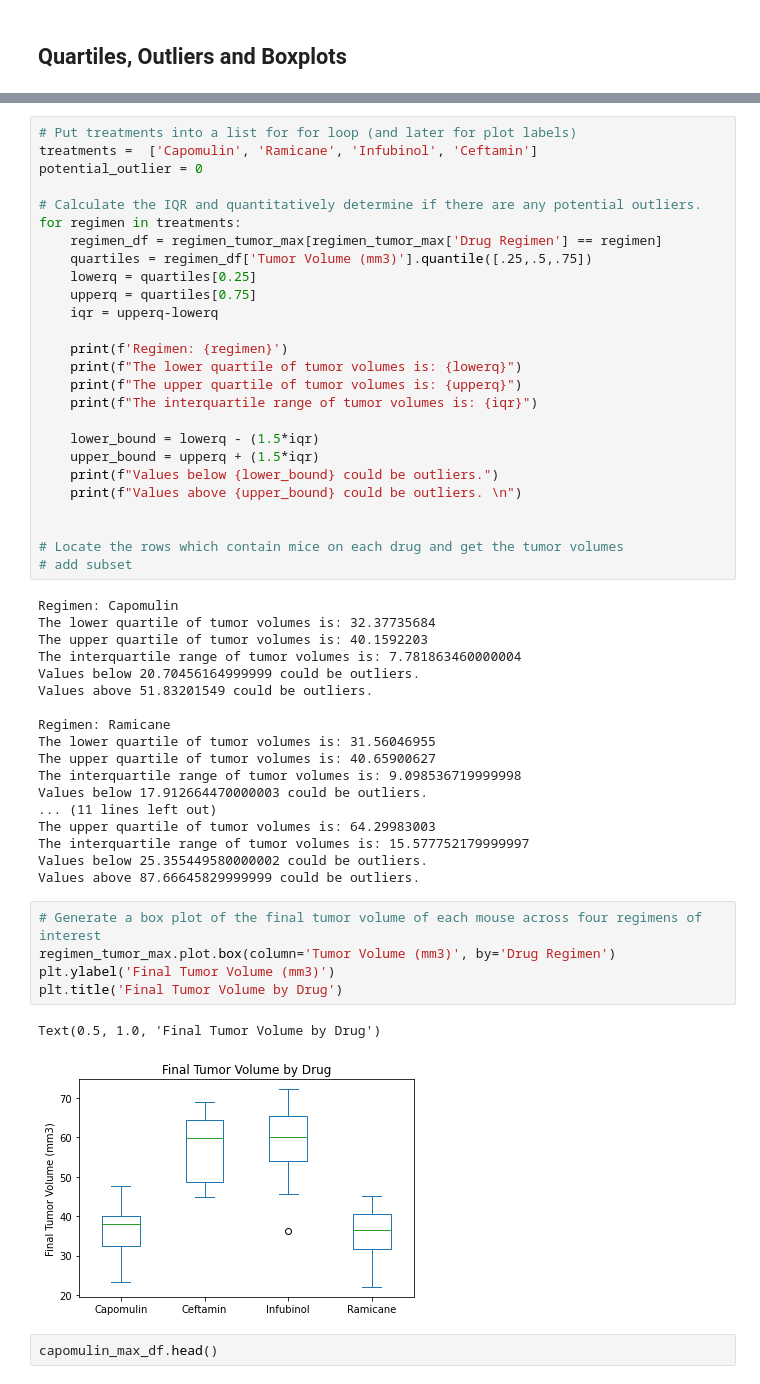
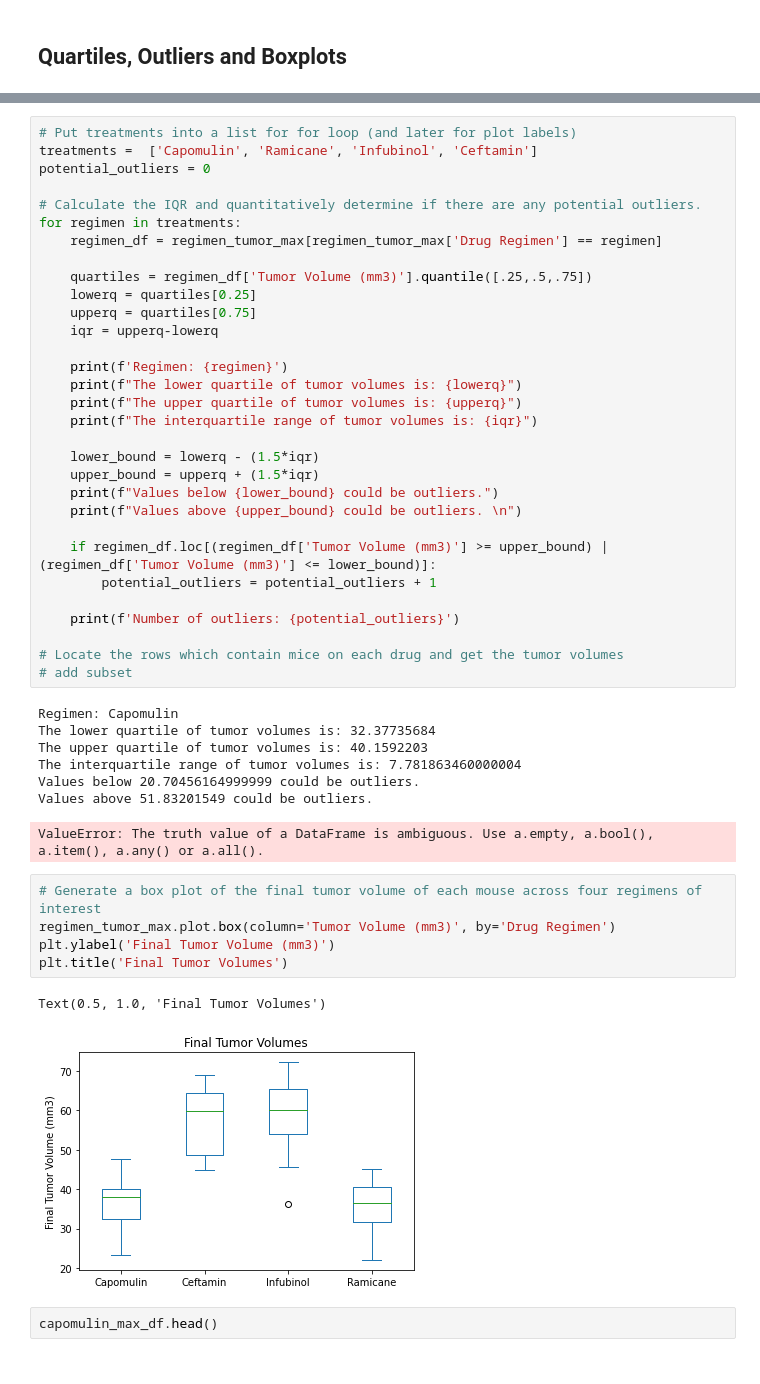
Before and after one commit to cxnoii/Pharmaceutical_Analysis, a Jupyter notebook: pymaceuticals_starter.ipynb, the cells around one changed output, grey strips where cells are left out. Cells and saved outputs as stored; diff of their text form.

Commit message:
just looking for outliers now

```diff
--- a/pymaceuticals_starter.ipynb
+++ b/pymaceuticals_starter.ipynb
@@ -241,11 +249,12 @@ regimen_tumor_max #len=100
 # %%
 # Put treatments into a list for for loop (and later for plot labels)
 treatments =  ['Capomulin', 'Ramicane', 'Infubinol', 'Ceftamin']
-potential_outlier = 0
+potential_outliers = 0
 
 # Calculate the IQR and quantitatively determine if there are any potential outliers.
 for regimen in treatments:
     regimen_df = regimen_tumor_max[regimen_tumor_max['Drug Regimen'] == regimen]
+
     quartiles = regimen_df['Tumor Volume (mm3)'].quantile([.25,.5,.75])
     lowerq = quartiles[0.25]
     upperq = quartiles[0.75]
@@ -261,6 +270,10 @@ for regimen in treatments:
     print(f"Values below {lower_bound} could be outliers.")
     print(f"Values above {upper_bound} could be outliers. \n")
 
+    if regimen_df.loc[(regimen_df['Tumor Volume (mm3)'] >= upper_bound) | (regimen_df['Tumor Volume (mm3)'] <= lower_bound)]:
+        potential_outliers = potential_outliers + 1
+
+    print(f'Number of outliers: {potential_outliers}')
 
 # Locate the rows which contain mice on each drug and get the tumor volumes
 # add subset
@@ -271,25 +284,15 @@ The upper quartile of tumor volumes is: 40.1592203
 The interquartile range of tumor volumes is: 7.781863460000004
 Values below 20.70456164999999 could be outliers.
 Values above 51.83201549 could be outliers.
-
-Regimen: Ramicane
-The lower quartile of tumor volumes is: 31.56046955
-The upper quartile of tumor volumes is: 40.65900627
-The interquartile range of tumor volumes is: 9.098536719999998
-Values below 17.912664470000003 could be outliers.
-... (11 lines left out)
-The upper quartile of tumor volumes is: 64.29983003
-The interquartile range of tumor volumes is: 15.577752179999997
-Values below 25.355449580000002 could be outliers.
-Values above 87.66645829999999 could be outliers.
+ValueError: The truth value of a DataFrame is ambiguous. Use a.empty, a.bool(), a.item(), a.any() or a.all().
 # %%
 # Generate a box plot of the final tumor volume of each mouse across four regimens of interest
 regimen_tumor_max.plot.box(column='Tumor Volume (mm3)', by='Drug Regimen')
 plt.ylabel('Final Tumor Volume (mm3)')
-plt.title('Final Tumor Volume by Drug')
+plt.title('Final Tumor Volumes')
 # %% [output]
-Text(0.5, 1.0, 'Final Tumor Volume by Drug')
+Text(0.5, 1.0, 'Final Tumor Volumes')
-[figure, old version]
+[figure, new version]
 # %%
 capomulin_max_df.head()
 # %% [output]
```
Also changed, not shown: parts of 9 cells of this notebook.
